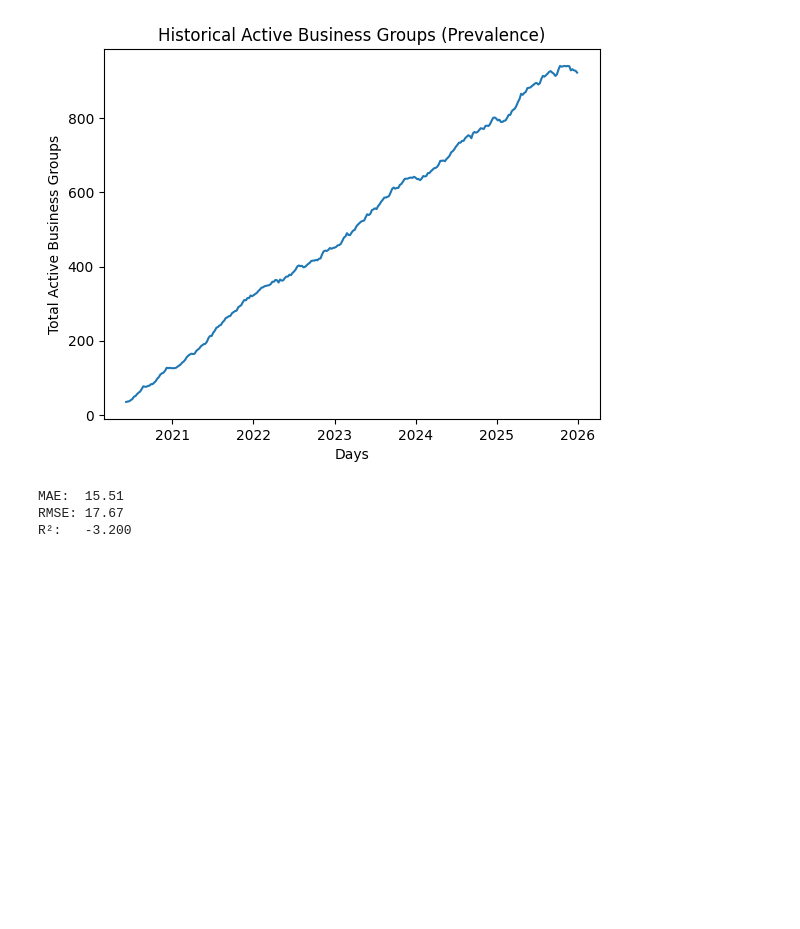
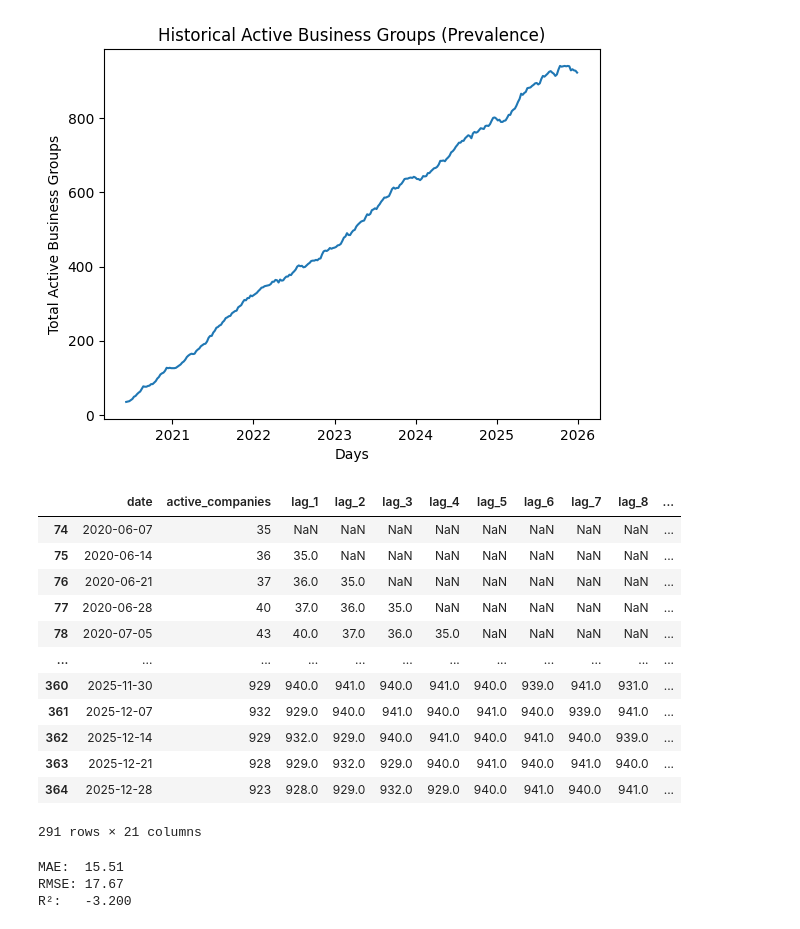
Before and after one commit to LinaMRuizG/Data-Analyst-Automation-Specialist-Test-Trial, a Jupyter notebook: solution.ipynb, the cells around one changed output. Cells and saved outputs as stored; diff of their text form; code cells hidden in the pictures; blank space fills up the shorter version.

```diff
--- a/solution.ipynb
+++ b/solution.ipynb
@@ -1058,17 +1058,17 @@ week_ends = pd.date_range(
 week_ends = pd.DataFrame({"week_end_date": week_ends})
 #week_ends
 # %%
-temporal_series = week_ends.rename(columns={"week_end_date": "date"}).copy()
+temporal_series_week = week_ends.rename(columns={"week_end_date": "date"}).copy()
 
-temporal_series["active_companies"] = temporal_series["date"].apply(
+temporal_series_week["active_companies"] = temporal_series_week["date"].apply(
     lambda d: (
         (company_lifecycle["company_start"] <= d)
         & (company_lifecycle["company_end"] >= d)
     ).sum()
 )
 
-temporal_series = temporal_series[temporal_series["date"] > "2020-06-01"]
-temporal_series.head()
+temporal_series_week = temporal_series_week[temporal_series_week["date"] > "2020-06-01"]
+temporal_series_week.head()
 # %% [output]
 |  | date | active_companies |
 | 74 | 2020-06-07 | 35 |
@@ -1088,5 +1088,31 @@ plt.title("Historical Active Business Groups (Prevalence)")
 plt.show()
 # %% [output]
 [figure]
+# %%
+# Keep dates for plotting
+ts = temporal_series_week.copy()
+ts["date"] = pd.to_datetime(ts["date"])
+
+# Build modeling df (keep date)
+df = ts[["date", "active_companies"]].copy()
+
+# Lags
+for i in range(1, 20):
+    df[f"lag_{i}"] = df["active_companies"].shift(i)
+df
+# %% [output]
+|  | date | active_companies | lag_1 | lag_2 | lag_3 | lag_4 | lag_5 | lag_6 | lag_7 | lag_8 | ... |
+| 74 | 2020-06-07 | 35 | NaN | NaN | NaN | NaN | NaN | NaN | NaN | NaN | ... |
+| 75 | 2020-06-14 | 36 | 35.0 | NaN | NaN | NaN | NaN | NaN | NaN | NaN | ... |
+| 76 | 2020-06-21 | 37 | 36.0 | 35.0 | NaN | NaN | NaN | NaN | NaN | NaN | ... |
+| 77 | 2020-06-28 | 40 | 37.0 | 36.0 | 35.0 | NaN | NaN | NaN | NaN | NaN | ... |
+| 78 | 2020-07-05 | 43 | 40.0 | 37.0 | 36.0 | 35.0 | NaN | NaN | NaN | NaN | ... |
+| ... | ... | ... | ... | ... | ... | ... | ... | ... | ... | ... | ... |
+| 360 | 2025-11-30 | 929 | 940.0 | 941.0 | 940.0 | 941.0 | 940.0 | 939.0 | 941.0 | 931.0 | ... |
+| 361 | 2025-12-07 | 932 | 929.0 | 940.0 | 941.0 | 940.0 | 941.0 | 940.0 | 939.0 | 941.0 | ... |
+| 362 | 2025-12-14 | 929 | 932.0 | 929.0 | 940.0 | 941.0 | 940.0 | 941.0 | 940.0 | 939.0 | ... |
+| 363 | 2025-12-21 | 928 | 929.0 | 932.0 | 929.0 | 940.0 | 941.0 | 940.0 | 941.0 | 940.0 | ... |
+| 364 | 2025-12-28 | 923 | 928.0 | 929.0 | 932.0 | 929.0 | 940.0 | 941.0 | 940.0 | 941.0 | ... |
+291 rows × 21 columns
 # %%
 # Keep dates for plotting
```
Also changed, not shown: parts of 19 cells of this notebook.
